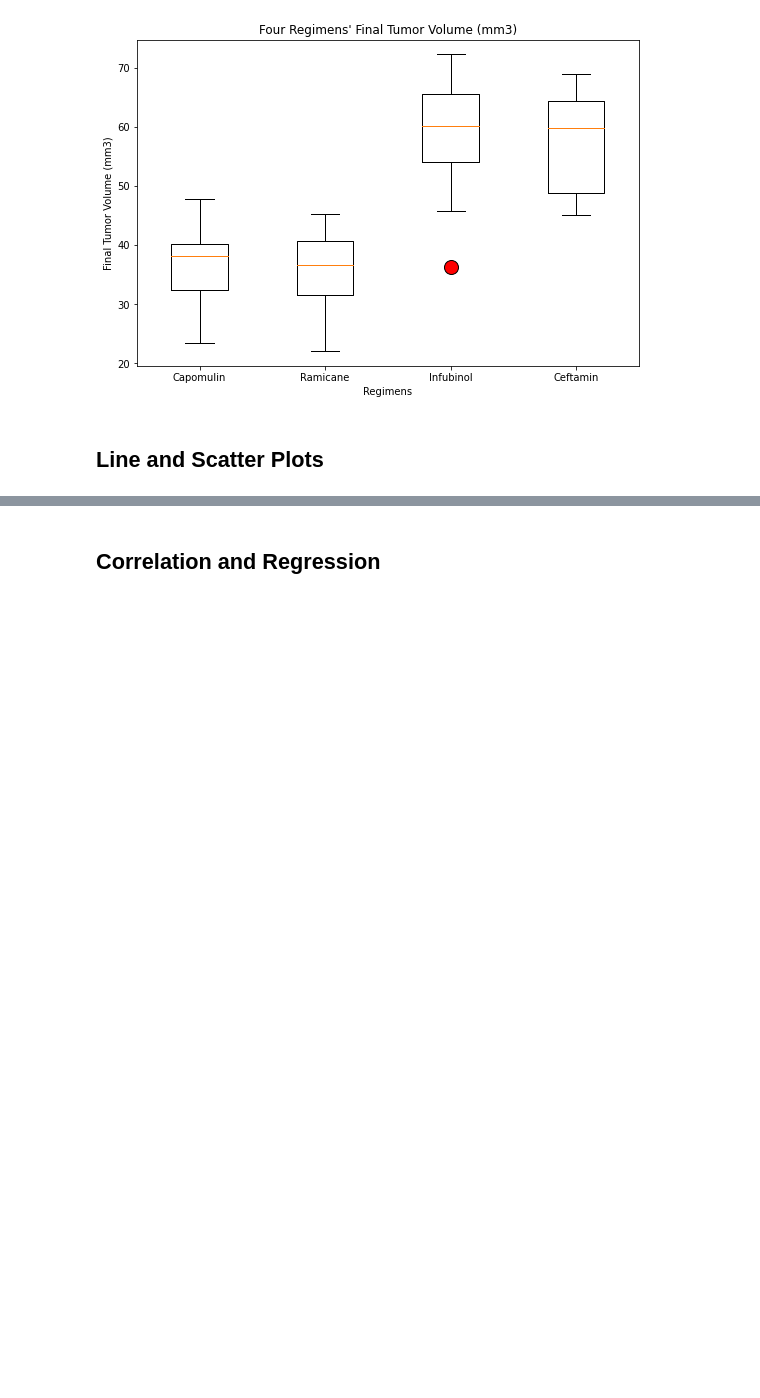
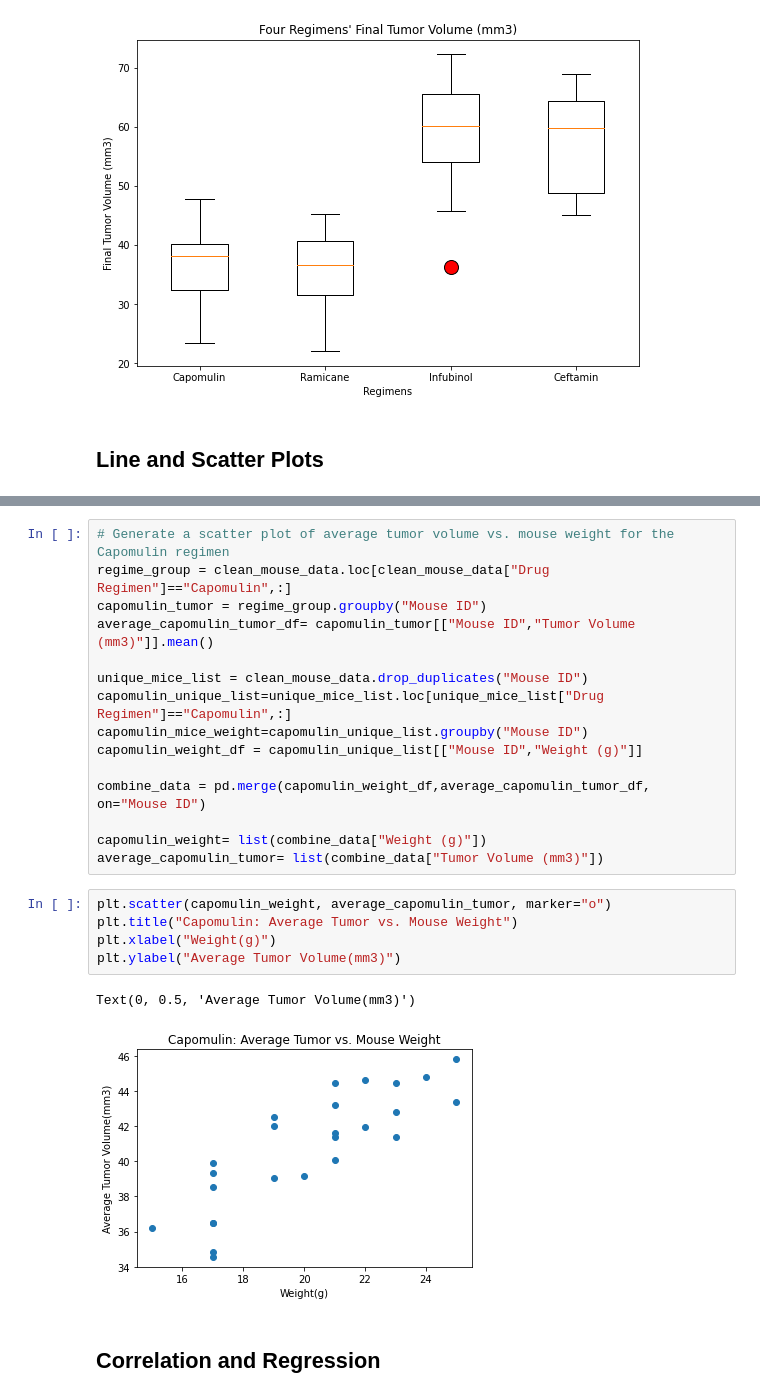
Before and after one commit to yuyhong23/matplotlib_the_power_of_plots, a Jupyter notebook: Pymaceuticals/pymaceuticals_starter-Copy1.ipynb, the cells around one changed output, grey strips where cells are left out. Cells and saved outputs as stored; diff of their text form; blank space fills up the shorter version.

```diff
--- a/Pymaceuticals/pymaceuticals_starter-Copy1.ipynb
+++ b/Pymaceuticals/pymaceuticals_starter-Copy1.ipynb
@@ -307,3 +305,26 @@ Text(0, 0.5, 'Tumor Volume (mm3)')
+# %%
+# Generate a scatter plot of average tumor volume vs. mouse weight for the Capomulin regimen
+regime_group = clean_mouse_data.loc[clean_mouse_data["Drug Regimen"]=="Capomulin",:]
+capomulin_tumor = regime_group.groupby("Mouse ID")
+average_capomulin_tumor_df= capomulin_tumor[["Mouse ID","Tumor Volume (mm3)"]].mean()
+
+unique_mice_list = clean_mouse_data.drop_duplicates("Mouse ID")
+capomulin_unique_list=unique_mice_list.loc[unique_mice_list["Drug Regimen"]=="Capomulin",:]
+capomulin_mice_weight=capomulin_unique_list.groupby("Mouse ID")
+capomulin_weight_df = capomulin_unique_list[["Mouse ID","Weight (g)"]]
+
+combine_data = pd.merge(capomulin_weight_df,average_capomulin_tumor_df, on="Mouse ID")
+
+capomulin_weight= list(combine_data["Weight (g)"])
+average_capomulin_tumor= list(combine_data["Tumor Volume (mm3)"])
+# %%
+plt.scatter(capomulin_weight, average_capomulin_tumor, marker="o")
+plt.title("Capomulin: Average Tumor vs. Mouse Weight")
+plt.xlabel("Weight(g)")
+plt.ylabel("Average Tumor Volume(mm3)")
+# %% [output]
+Text(0, 0.5, 'Average Tumor Volume(mm3)')
+[figure, added]
 # %% [markdown]
 ## Correlation and Regression
 # %%
```
Also changed, not shown: parts of 2 cells of this notebook.
